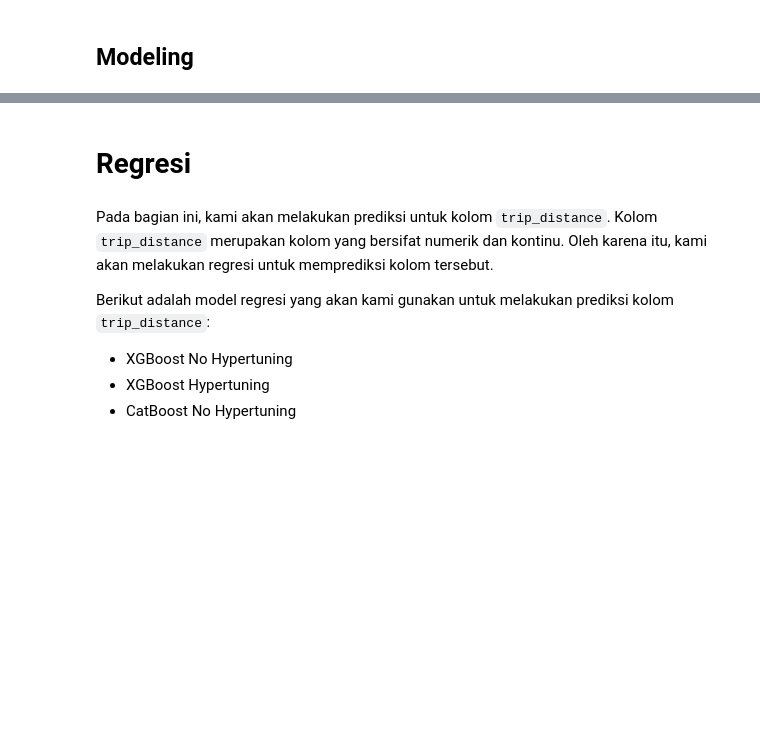
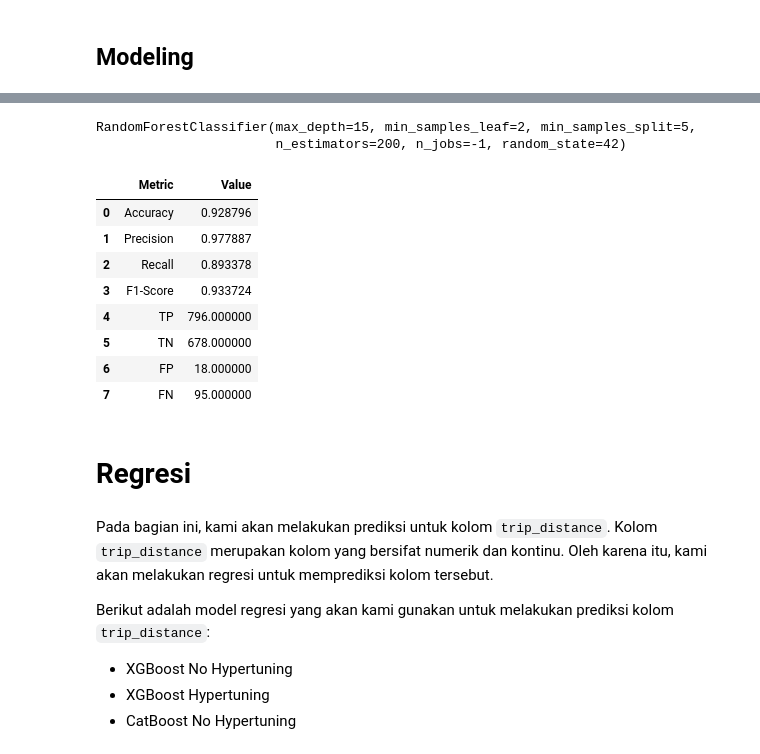
Before and after one commit to kasdead-4432/kasdead, a Jupyter notebook: final/kasdead_CarissaAlmiraYudiva.ipynb, the cells around one changed output, grey strips where cells are left out. Cells and saved outputs as stored; diff of their text form; code cells hidden in the pictures; blank space fills up the shorter version.

```diff
--- a/final/kasdead_CarissaAlmiraYudiva.ipynb
+++ b/final/kasdead_CarissaAlmiraYudiva.ipynb
@@ -437,0 +440,9 @@ df_classification.head()
+# %%
+X_rf = df_classification.drop(columns=['payment_type'], axis=1)
+y_rf = df_classification['payment_type']
+# %%
+from sklearn.model_selection import train_test_split #type: ignore
+from sklearn.ensemble import RandomForestClassifier #type: ignore
+from sklearn.model_selection import GridSearchCV #type: ignore
+
+X_rf_train, X_rf_test, y_rf_train, y_rf_test = train_test_split(X_rf, y_rf, test_size=0.2, random_state=42)
@@ -438,3 +481,25 @@ df_classification.head()
+# %%
+rf_params = {'max_depth': 15, 'max_features': 'sqrt', 'min_samples_leaf': 2, 'min_samples_split': 5, 'n_estimators': 200}
+rf_model = RandomForestClassifier(random_state=42, n_jobs=-1, **rf_params)
+rf_model.fit(X_rf_train, y_rf_train)
+# %% [output]
+RandomForestClassifier(max_depth=15, min_samples_leaf=2, min_samples_split=5,
+                       n_estimators=200, n_jobs=-1, random_state=42)
+# %%
+y_rf_pred = rf_model.predict(X_rf_test)
+# %%
+rf_result = classification_metrics(y_rf_test, y_rf_pred)
+rf_result
+# %% [output]
+|  | Metric | Value |
+| 0 | Accuracy | 0.928796 |
+| 1 | Precision | 0.977887 |
+| 2 | Recall | 0.893378 |
+| 3 | F1-Score | 0.933724 |
+| 4 | TP | 796.000000 |
+| 5 | TN | 678.000000 |
+| 6 | FP | 18.000000 |
+| 7 | FN | 95.000000 |
 # %% [markdown]
 # Regresi
 # %% [markdown]
```
Also changed, not shown: parts of 4 cells of this notebook, 1 other file.
